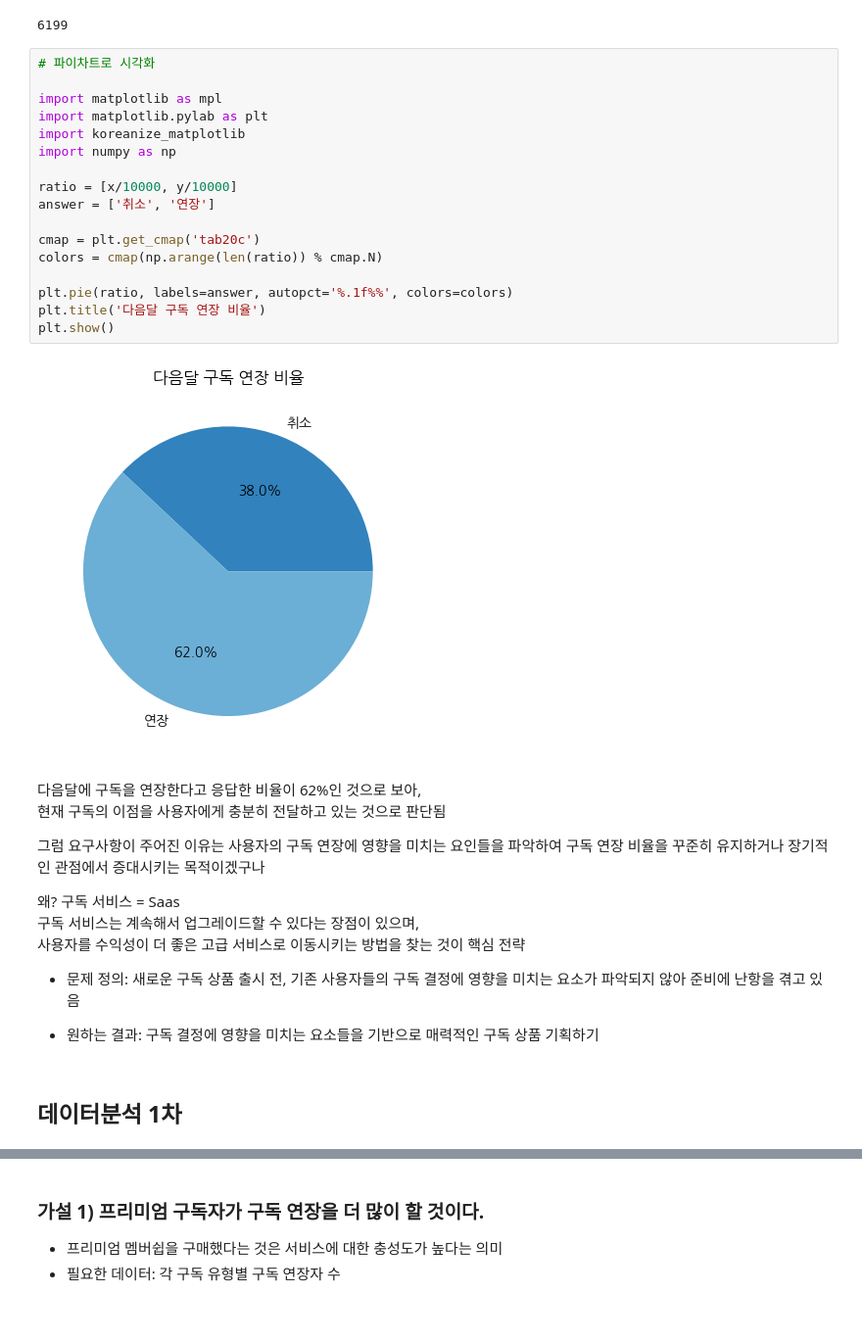
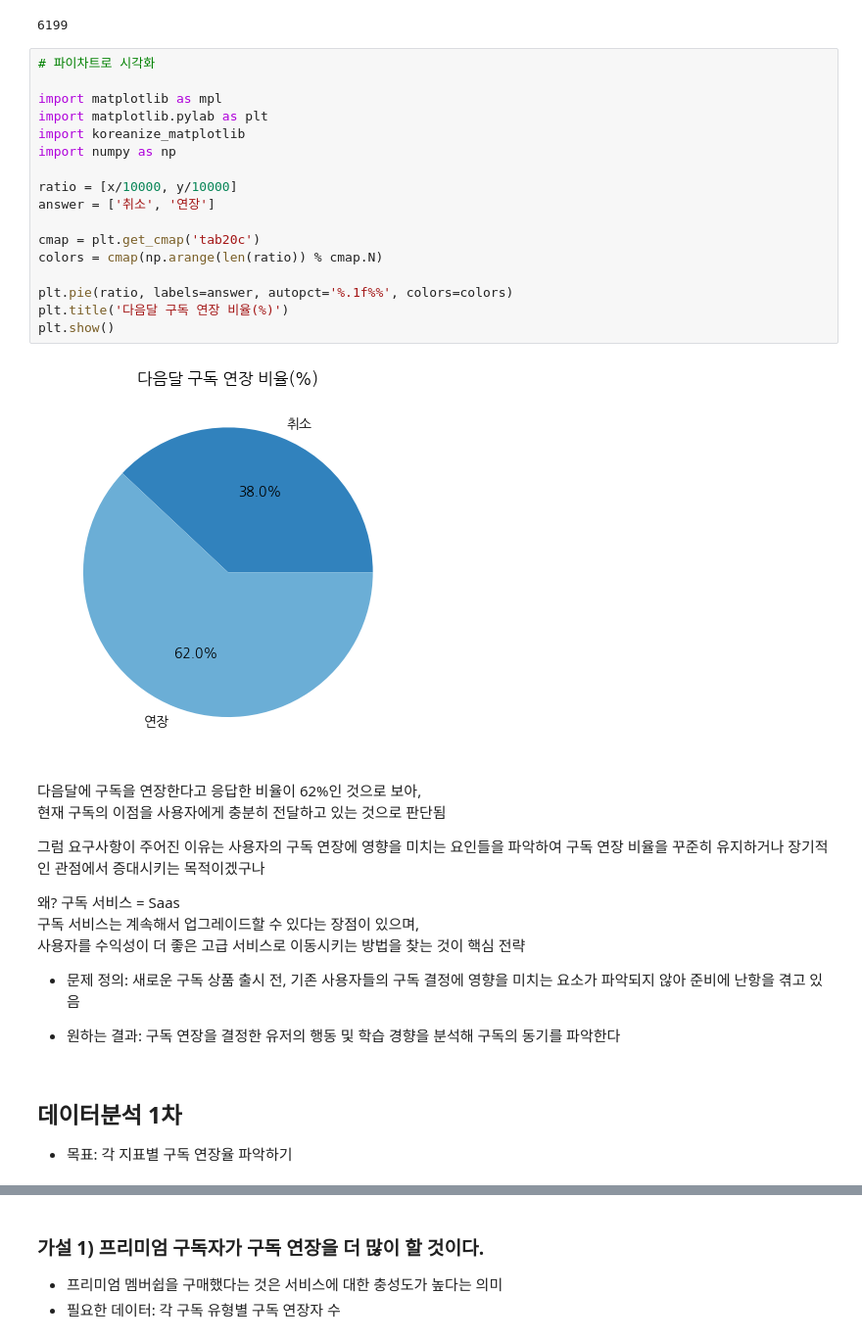
Before and after one commit to limfla/wassup, a Jupyter notebook: 05_Data Analysis/DA_Mini_Project.ipynb, the cells around one changed output, grey strips where cells are left out. Shown at 98% size. Saved outputs shown, nothing was run; the diff lists cells and outputs as text; blank space fills up the shorter version.

```diff
--- a/05_Data Analysis/DA_Mini_Project.ipynb
+++ b/05_Data Analysis/DA_Mini_Project.ipynb
@@ -129,22 +127,22 @@ y
 # %%
 # 파이차트로 시각화
 
 import matplotlib as mpl
 import matplotlib.pylab as plt
 import koreanize_matplotlib
 import numpy as np
 
 ratio = [x/10000, y/10000]
 answer = ['취소', '연장']
 
 cmap = plt.get_cmap('tab20c')
 colors = cmap(np.arange(len(ratio)) % cmap.N)
 
 plt.pie(ratio, labels=answer, autopct='%.1f%%', colors=colors)
-plt.title('다음달 구독 연장 비율')
+plt.title('다음달 구독 연장 비율(%)')
 plt.show()
 # %% [output]
-[figure, old version]
+[figure, new version]
 # %% [markdown]
 다음달에 구독을 연장한다고 응답한 비율이 62%인 것으로 보아,
 현재 구독의 이점을 사용자에게 충분히 전달하고 있는 것으로 판단됨
@@ -157,7 +155,8 @@ plt.show()
 
 * 문제 정의: 새로운 구독 상품 출시 전, 기존 사용자들의 구독 결정에 영향을 미치는 요소가 파악되지 않아 준비에 난항을 겪고 있음
 
-* 원하는 결과: 구독 결정에 영향을 미치는 요소들을 기반으로 매력적인 구독 상품 기획하기
+* 원하는 결과: 구독 연장을 결정한 유저의 행동 및 학습 경향을 분석해 구독의 동기를 파악한다
 # %% [markdown]
 ## 데이터분석 1차
+* 목표: 각 지표별 구독 연장율 파악하기
 # %% [markdown]
```
Also changed, not shown: parts of 106 cells of this notebook.
